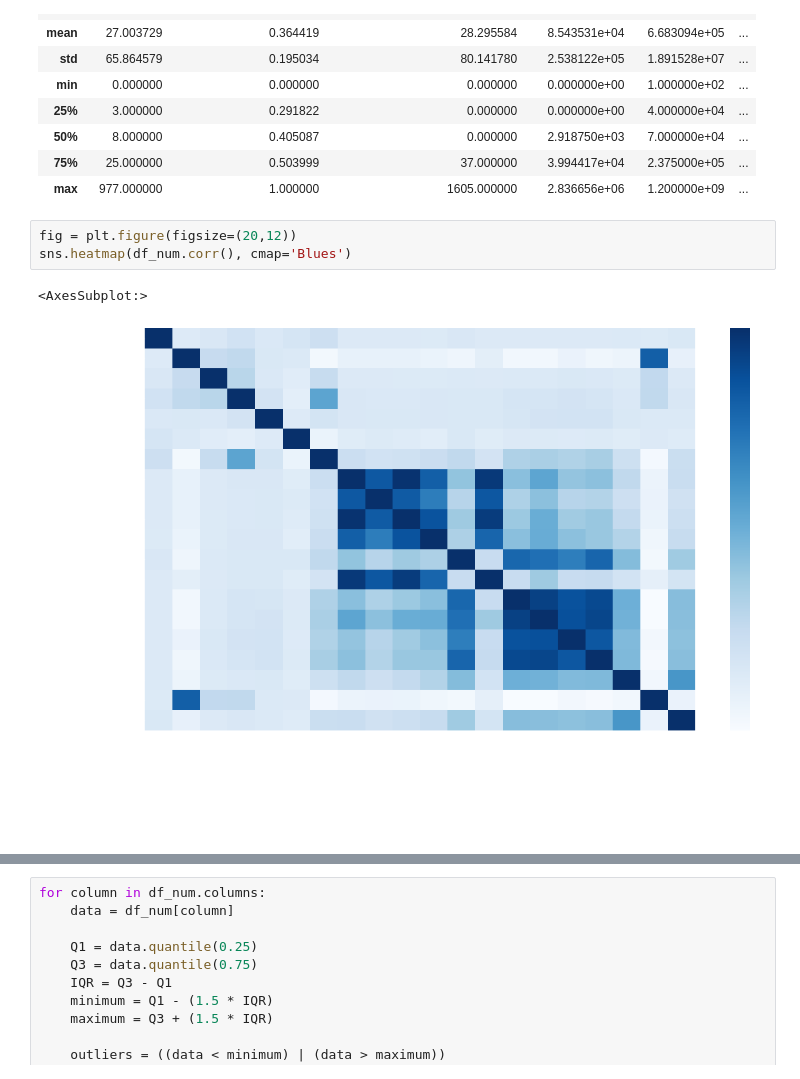
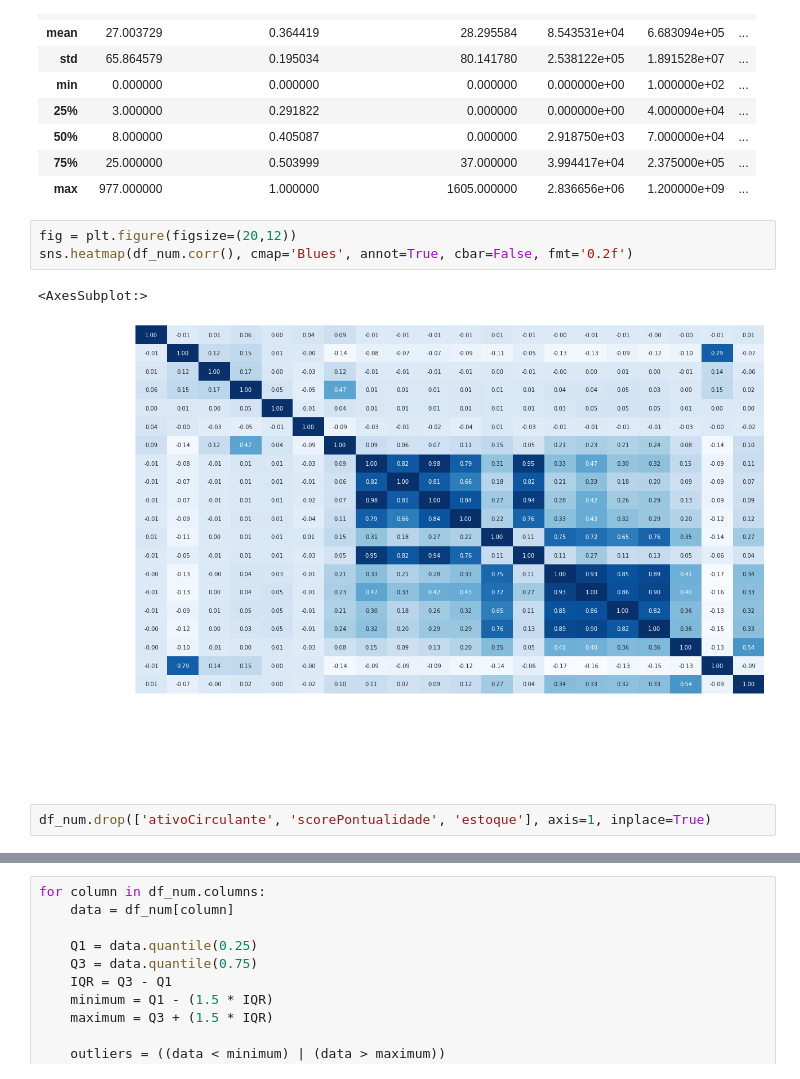
Before and after one commit to hgf777-br/trabalho-final-bootcamp, a Jupyter notebook: Ex3-hgf.ipynb, the cells around one changed output, grey strips where cells are left out. Drawn from its saved outputs; the diff is of its cells as text.

```diff
--- a/Ex3-hgf.ipynb
+++ b/Ex3-hgf.ipynb
@@ -125,7 +125,9 @@ df_num.describe()
 | max | 977.000000 | 1.000000 | 1605.000000 | 2.836656e+06 | 1.200000e+09 | ... |
 # %%
 fig = plt.figure(figsize=(20,12))
-sns.heatmap(df_num.corr(), cmap='Blues')
+sns.heatmap(df_num.corr(), cmap='Blues', annot=True, cbar=False, fmt='0.2f')
 # %% [output]
 <AxesSubplot:>
-[figure, old version]
+[figure, new version]
+# %%
+df_num.drop(['ativoCirculante', 'scorePontualidade', 'estoque'], axis=1, inplace=True)
```
Also changed, not shown: parts of 12 cells of this notebook, 7 other files.
